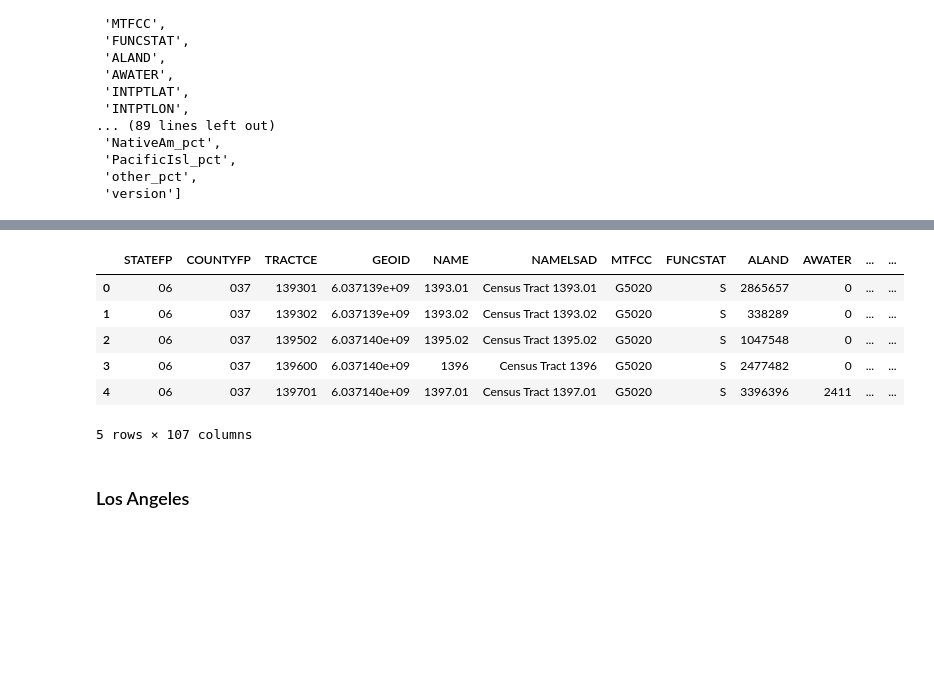
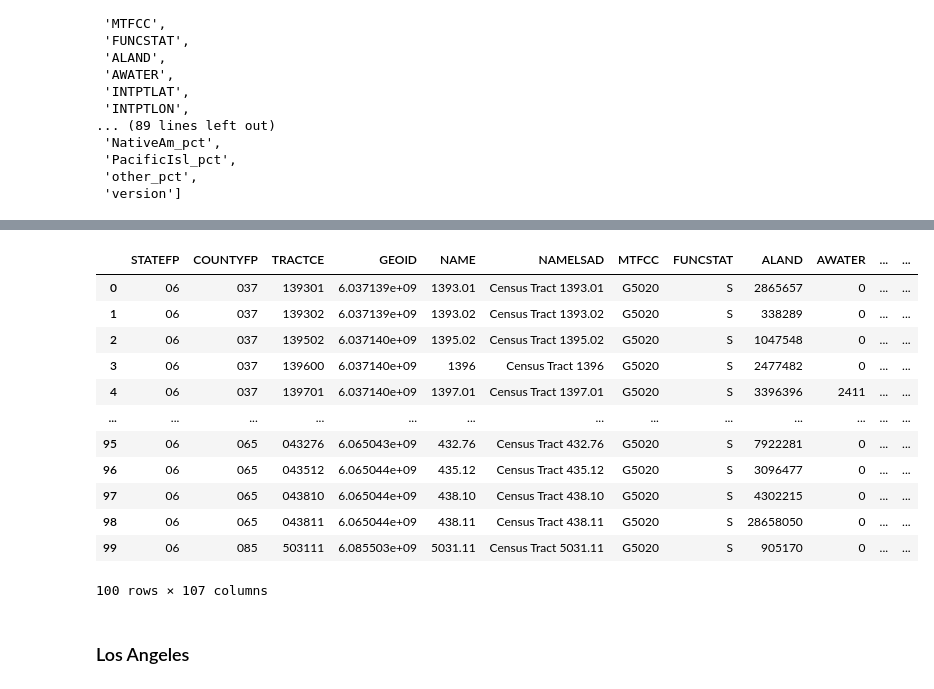
Before and after one commit to mjumbewu/COVIDRedlining, a Jupyter notebook: HPI/LA_HP_Spearman_Corr.ipynb, the cells around one changed output, grey strips where cells are left out. Saved outputs shown, nothing was run; the diff lists cells and outputs as text; code cells hidden in the pictures; blank space fills up the shorter version.

```diff
--- a/HPI/LA_HP_Spearman_Corr.ipynb
+++ b/HPI/LA_HP_Spearman_Corr.ipynb
@@ -97,35 +98,41 @@ def ordinal_values(row):
       val = 2
     elif row['non_white_pct'] > 20 and row['non_white_pct'] <= 30:
       val = 3
     elif row['non_white_pct'] > 30 and row['non_white_pct'] <= 40:
       val = 4
     elif row['non_white_pct'] > 40 and row['non_white_pct'] <= 50:
       val = 5
     elif row['non_white_pct'] > 50 and row['non_white_pct'] <= 60:
       val = 6
     elif row['non_white_pct'] > 60 and row['non_white_pct'] <= 70:
       val = 7
     elif row['non_white_pct'] > 70 and row['non_white_pct'] <= 80:
       val = 8
     elif row['non_white_pct'] > 80 and row['non_white_pct'] <= 90:
       val = 9
     elif row['non_white_pct'] > 90 and row['non_white_pct'] <= 100:
       val = 10
     else:
       val = 0
 
     return val
 
 cali_redline_and_HPI['non_white_pct_ordinal_values'] = cali_redline_and_HPI.apply(ordinal_values, axis=1)
-cali_redline_and_HPI.head()
+cali_redline_and_HPI.head(100)
 # %% [output]
 |  | STATEFP | COUNTYFP | TRACTCE | GEOID | NAME | NAMELSAD | MTFCC | FUNCSTAT | ALAND | AWATER | ... | ... |
 | 0 | 06 | 037 | 139301 | 6.037139e+09 | 1393.01 | Census Tract 1393.01 | G5020 | S | 2865657 | 0 | ... | ... |
 | 1 | 06 | 037 | 139302 | 6.037139e+09 | 1393.02 | Census Tract 1393.02 | G5020 | S | 338289 | 0 | ... | ... |
 | 2 | 06 | 037 | 139502 | 6.037140e+09 | 1395.02 | Census Tract 1395.02 | G5020 | S | 1047548 | 0 | ... | ... |
 | 3 | 06 | 037 | 139600 | 6.037140e+09 | 1396 | Census Tract 1396 | G5020 | S | 2477482 | 0 | ... | ... |
 | 4 | 06 | 037 | 139701 | 6.037140e+09 | 1397.01 | Census Tract 1397.01 | G5020 | S | 3396396 | 2411 | ... | ... |
+| ... | ... | ... | ... | ... | ... | ... | ... | ... | ... | ... | ... | ... |
+| 95 | 06 | 065 | 043276 | 6.065043e+09 | 432.76 | Census Tract 432.76 | G5020 | S | 7922281 | 0 | ... | ... |
+| 96 | 06 | 065 | 043512 | 6.065044e+09 | 435.12 | Census Tract 435.12 | G5020 | S | 3096477 | 0 | ... | ... |
+| 97 | 06 | 065 | 043810 | 6.065044e+09 | 438.10 | Census Tract 438.10 | G5020 | S | 4302215 | 0 | ... | ... |
+| 98 | 06 | 065 | 043811 | 6.065044e+09 | 438.11 | Census Tract 438.11 | G5020 | S | 28658050 | 0 | ... | ... |
+| 99 | 06 | 085 | 503111 | 6.085503e+09 | 5031.11 | Census Tract 5031.11 | G5020 | S | 905170 | 0 | ... | ... |
-5 rows × 107 columns
+100 rows × 107 columns
 # %% [markdown]
 ### Los Angeles
 # %%
```
Also changed, not shown: parts of 34 cells of this notebook, 36 other files.
